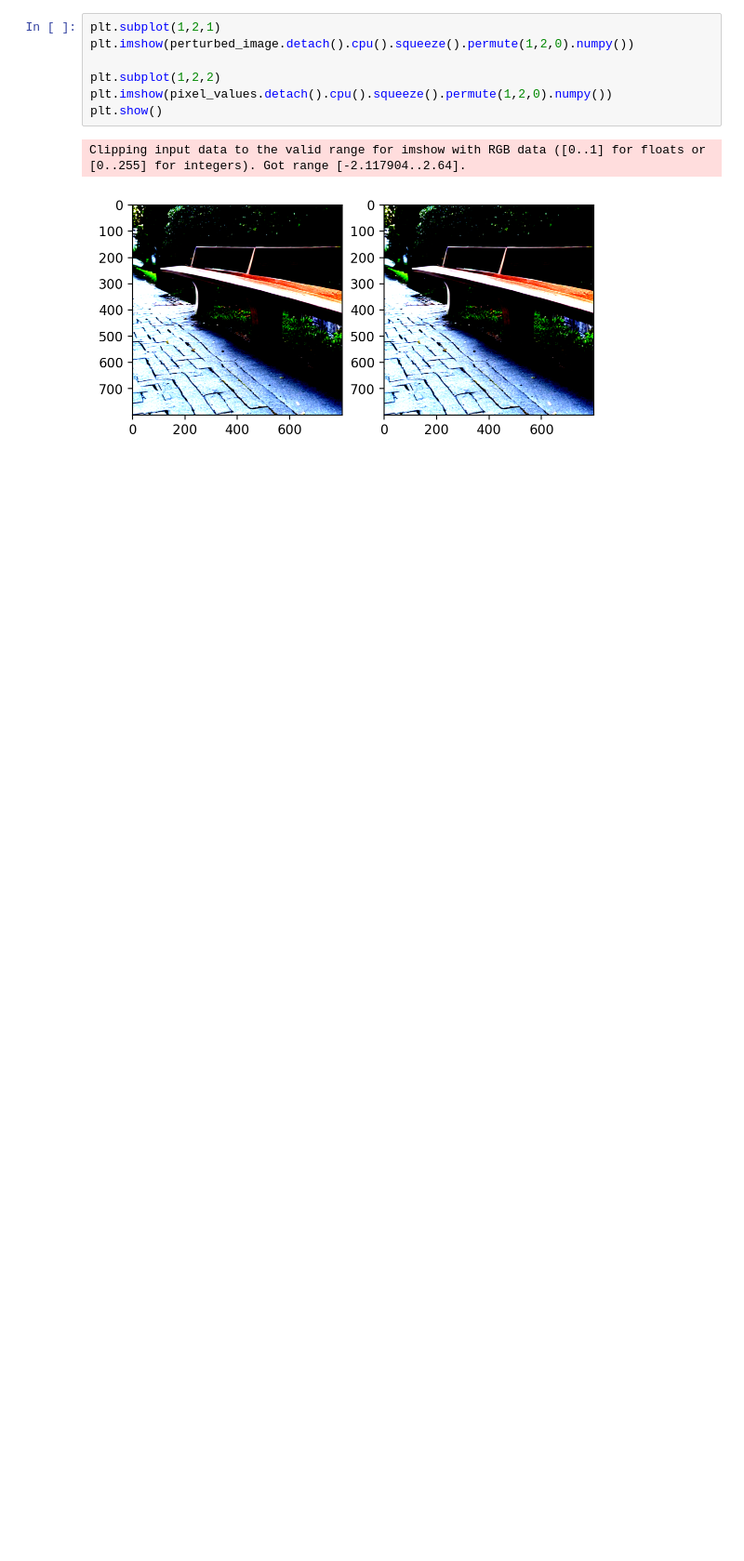
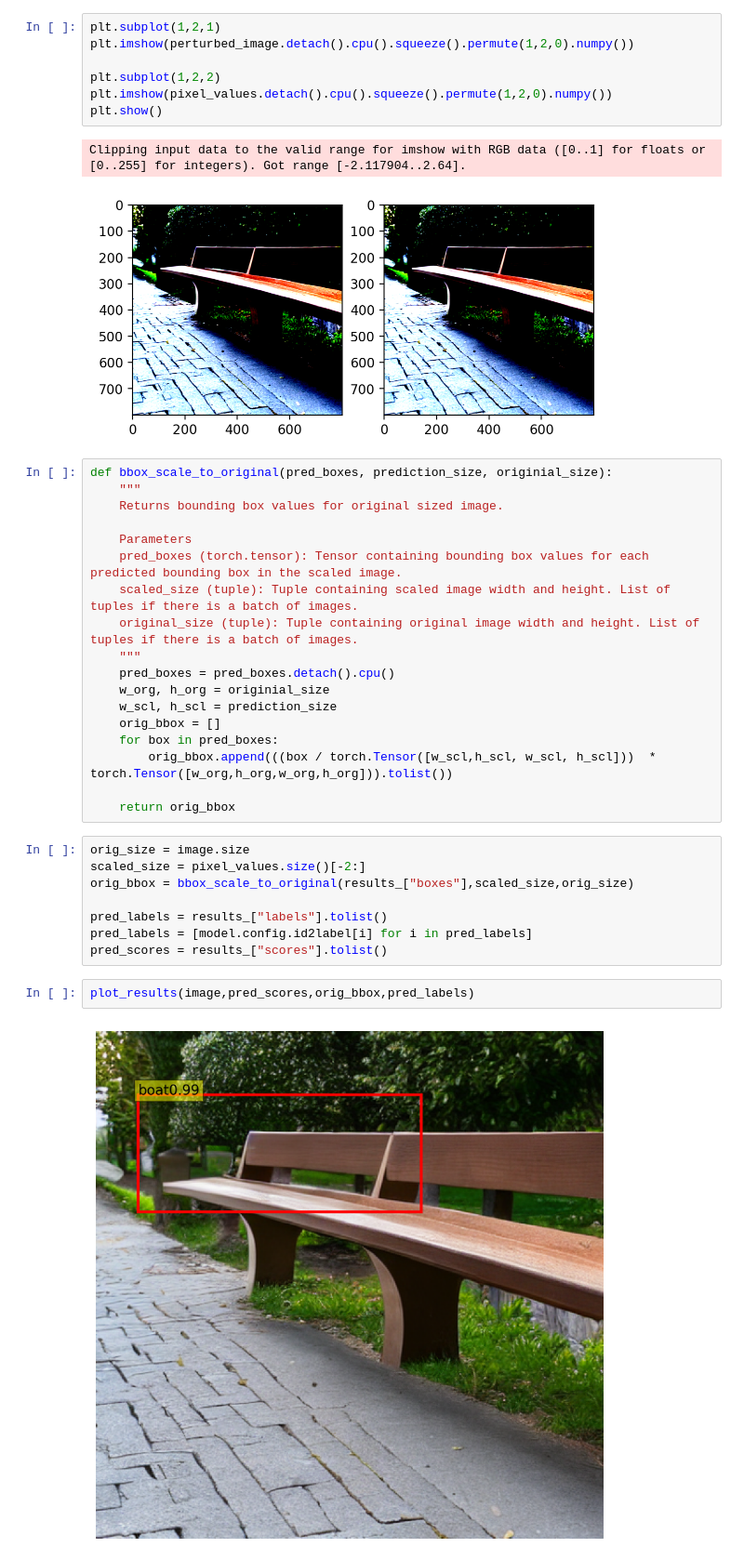
Before and after one commit to alicemuzum/gen-attack, a Jupyter notebook: gen_attack/src/image-generation/experiments/detr.ipynb, the cells around one changed output. Shown at 93% size. Saved outputs shown, nothing was run; the diff lists cells and outputs as text; blank space fills up the shorter version.

```diff
--- a/gen_attack/src/image-generation/experiments/detr.ipynb
+++ b/gen_attack/src/image-generation/experiments/detr.ipynb
@@ -112,3 +134,33 @@ plt.show()
 # %% [output]
 Clipping input data to the valid range for imshow with RGB data ([0..1] for floats or [0..255] for integers). Got range [-2.117904..2.64].
 [figure]
+# %%
+def bbox_scale_to_original(pred_boxes, prediction_size, originial_size):
+    """
+    Returns bounding box values for original sized image.
+
+    Parameters
+    pred_boxes (torch.tensor): Tensor containing bounding box values for each predicted bounding box in the scaled image.
+    scaled_size (tuple): Tuple containing scaled image width and height. List of tuples if there is a batch of images.
+    original_size (tuple): Tuple containing original image width and height. List of tuples if there is a batch of images.
+    """
+    pred_boxes = pred_boxes.detach().cpu()
+    w_org, h_org = originial_size
+    w_scl, h_scl = prediction_size
+    orig_bbox = []
+    for box in pred_boxes:
+        orig_bbox.append(((box / torch.Tensor([w_scl,h_scl, w_scl, h_scl]))  * torch.Tensor([w_org,h_org,w_org,h_org])).tolist())
+
+    return orig_bbox
+# %%
+orig_size = image.size
+scaled_size = pixel_values.size()[-2:]
+orig_bbox = bbox_scale_to_original(results_["boxes"],scaled_size,orig_size)
+
+pred_labels = results_["labels"].tolist()
+pred_labels = [model.config.id2label[i] for i in pred_labels]
+pred_scores = results_["scores"].tolist()
+# %%
+plot_results(image,pred_scores,orig_bbox,pred_labels)
+# %% [output]
+[figure, added]
```
Also changed, not shown: parts of 7 cells of this notebook, 2 other files.
